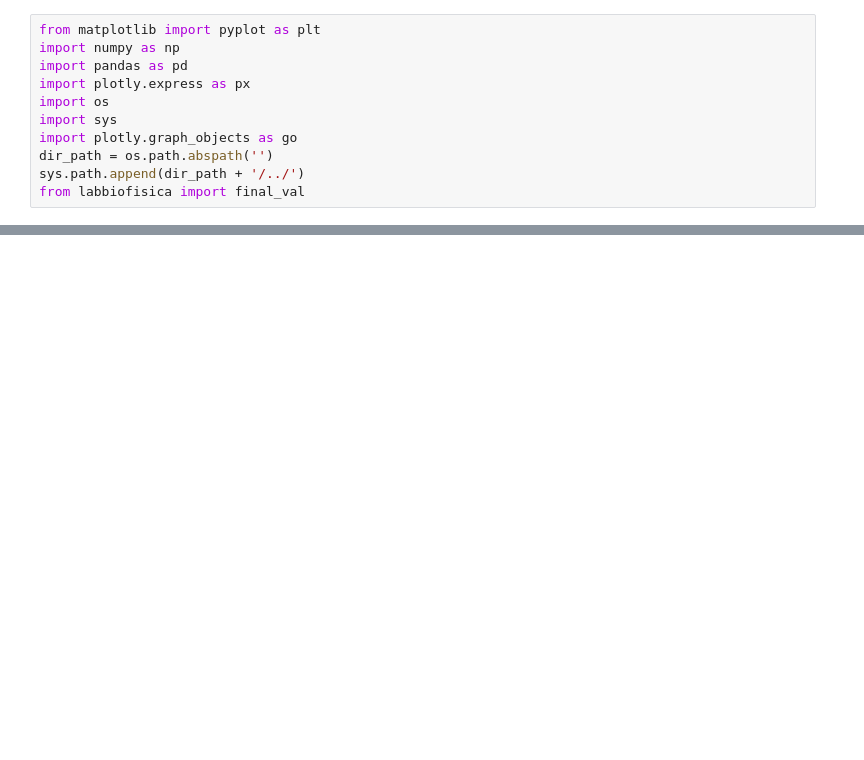
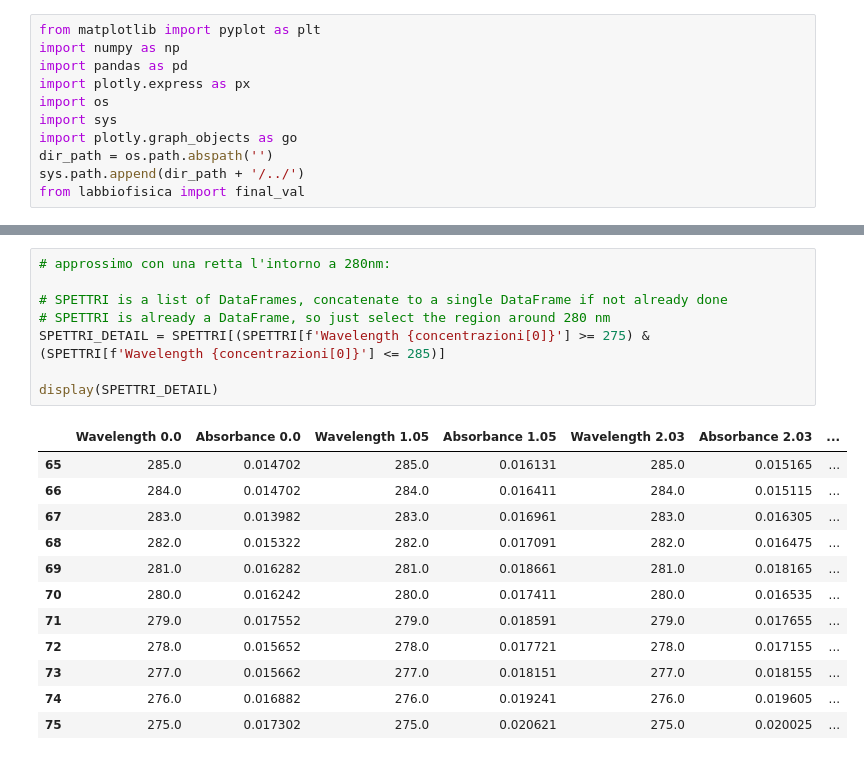
Before and after one commit to CarminatiGiovanni/LaboratorioBiofisica, a Jupyter notebook: ASS2/assorbimento2.ipynb, the cells around one changed output, grey strips where cells are left out. Cells and saved outputs as stored; diff of their text form; blank space fills up the shorter version.

```diff
--- a/ASS2/assorbimento2.ipynb
+++ b/ASS2/assorbimento2.ipynb
@@ -163,0 +186,21 @@ plt.show()
+# %%
+# approssimo con una retta l'intorno a 280nm:
+
+# SPETTRI is a list of DataFrames, concatenate to a single DataFrame if not already done
+# SPETTRI is already a DataFrame, so just select the region around 280 nm
+SPETTRI_DETAIL = SPETTRI[(SPETTRI[f'Wavelength {concentrazioni[0]}'] >= 275) & (SPETTRI[f'Wavelength {concentrazioni[0]}'] <= 285)]
+
+display(SPETTRI_DETAIL)
+# %% [output]
+|  | Wavelength 0.0 | Absorbance 0.0 | Wavelength 1.05 | Absorbance 1.05 | Wavelength 2.03 | Absorbance 2.03 | ... |
+| 65 | 285.0 | 0.014702 | 285.0 | 0.016131 | 285.0 | 0.015165 | ... |
+| 66 | 284.0 | 0.014702 | 284.0 | 0.016411 | 284.0 | 0.015115 | ... |
+| 67 | 283.0 | 0.013982 | 283.0 | 0.016961 | 283.0 | 0.016305 | ... |
+| 68 | 282.0 | 0.015322 | 282.0 | 0.017091 | 282.0 | 0.016475 | ... |
+| 69 | 281.0 | 0.016282 | 281.0 | 0.018661 | 281.0 | 0.018165 | ... |
+| 70 | 280.0 | 0.016242 | 280.0 | 0.017411 | 280.0 | 0.016535 | ... |
+| 71 | 279.0 | 0.017552 | 279.0 | 0.018591 | 279.0 | 0.017655 | ... |
+| 72 | 278.0 | 0.015652 | 278.0 | 0.017721 | 278.0 | 0.017155 | ... |
+| 73 | 277.0 | 0.015662 | 277.0 | 0.018151 | 277.0 | 0.018155 | ... |
+| 74 | 276.0 | 0.016882 | 276.0 | 0.019241 | 276.0 | 0.019605 | ... |
+| 75 | 275.0 | 0.017302 | 275.0 | 0.020621 | 275.0 | 0.020025 | ... |
```
Also changed, not shown: parts of 12 cells of this notebook, 20 other files.
